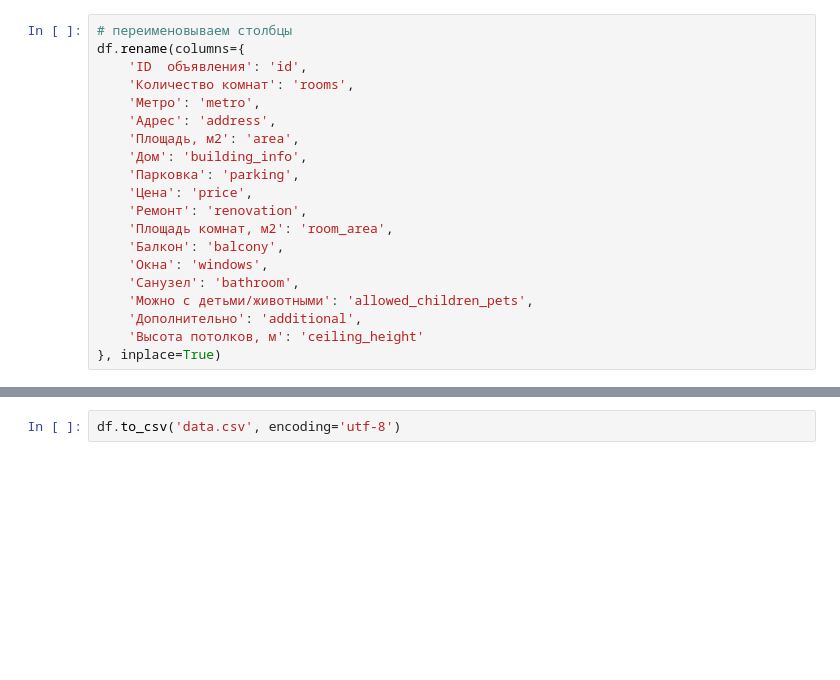
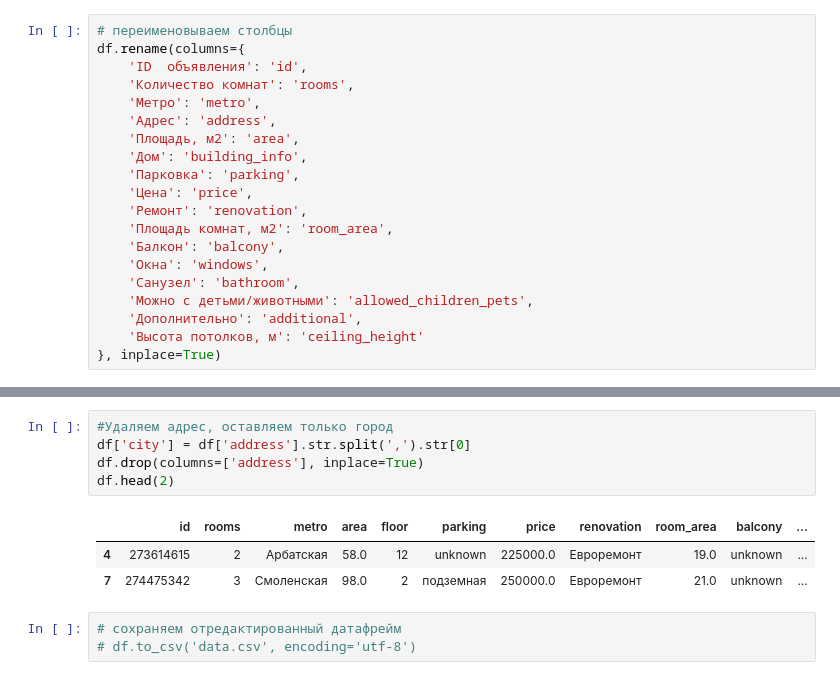
Before and after one commit to NinaShur/Project-Analytical-mishanina, a Jupyter notebook: realises/preprocessing.ipynb, the cells around one changed output, grey strips where cells are left out. Saved outputs shown, nothing was run; the diff lists cells and outputs as text; blank space fills up the shorter version.

```diff
--- a/realises/preprocessing.ipynb
+++ b/realises/preprocessing.ipynb
@@ -132,2 +143,12 @@ df.head(2)
+# %%
+#Удаляем адрес, оставляем только город
+df['city'] = df['address'].str.split(',').str[0]
+df.drop(columns=['address'], inplace=True)
+df.head(2)
+# %% [output]
+|  | id | rooms | metro | area | floor | parking | price | renovation | room_area | balcony | ... |
+| 4 | 273614615 | 2 | Арбатская | 58.0 | 12 | unknown | 225000.0 | Евроремонт | 19.0 | unknown | ... |
+| 7 | 274475342 | 3 | Смоленская | 98.0 | 2 | подземная | 250000.0 | Евроремонт | 21.0 | unknown | ... |
 # %%
-df.to_csv('data.csv', encoding='utf-8')
+# сохраняем отредактированный датафрейм
+# df.to_csv('data.csv', encoding='utf-8')
```
Also changed, not shown: parts of 5 cells of this notebook, 10 other files.
